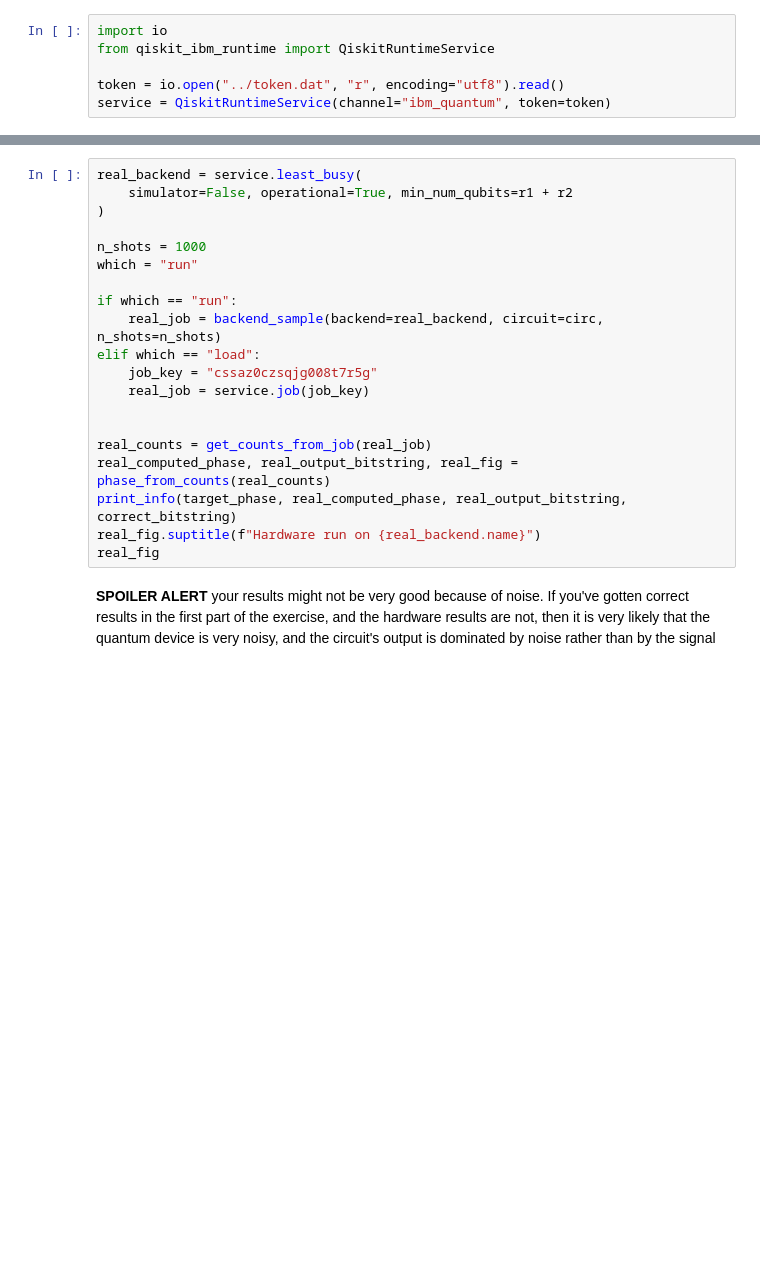
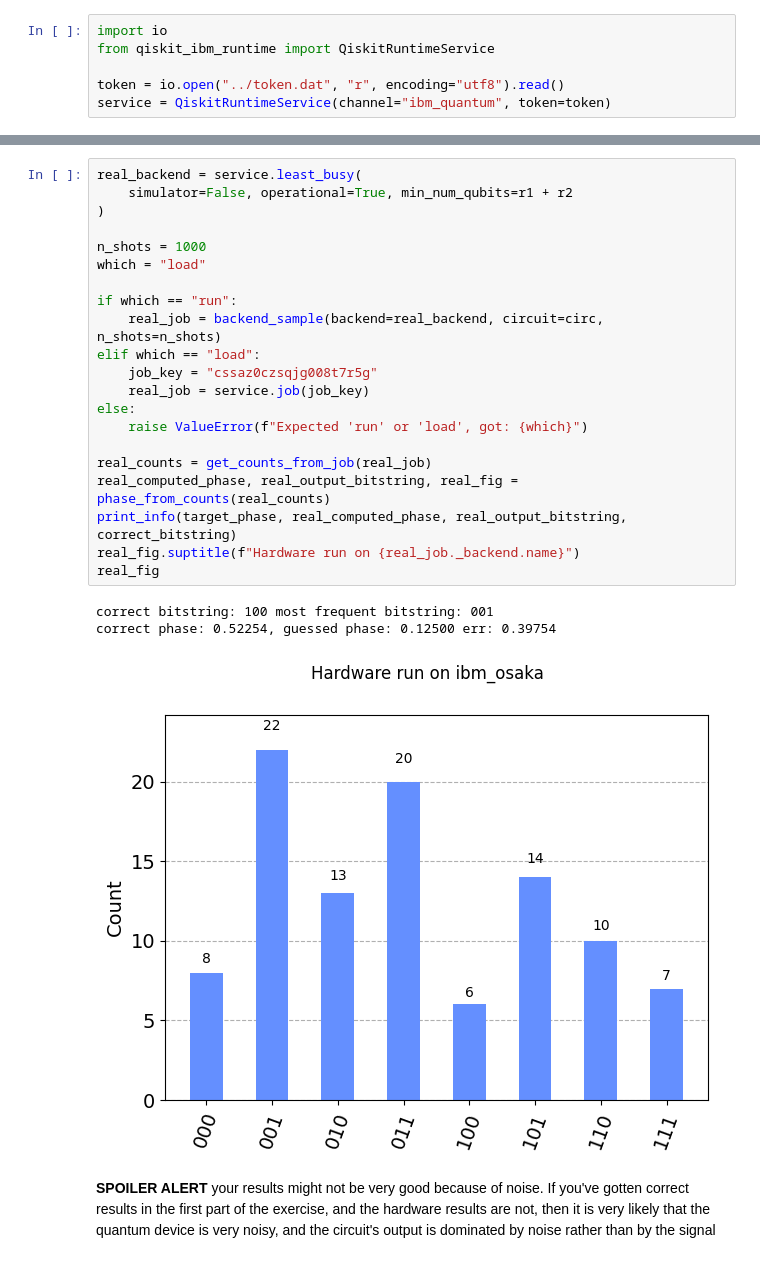
Before and after one commit to lmarti-dev/qiskit-tutorials, a Jupyter notebook: notebooks/solutions/07b_ibm_qpe.ipynb, the cells around one changed output, grey strips where cells are left out. Drawn from its saved outputs; the diff is of its cells as text; blank space fills up the shorter version.

```diff
--- a/notebooks/solutions/07b_ibm_qpe.ipynb
+++ b/notebooks/solutions/07b_ibm_qpe.ipynb
@@ -229,23 +317,28 @@ We connect to a real quantum device backend as in the last notebook. Then we can
 # %%
 real_backend = service.least_busy(
     simulator=False, operational=True, min_num_qubits=r1 + r2
 )
 
 n_shots = 1000
-which = "run"
+which = "load"
 
 if which == "run":
     real_job = backend_sample(backend=real_backend, circuit=circ, n_shots=n_shots)
 elif which == "load":
     job_key = "cssaz0czsqjg008t7r5g"
     real_job = service.job(job_key)
-
+else:
+    raise ValueError(f"Expected 'run' or 'load', got: {which}")
 
 real_counts = get_counts_from_job(real_job)
 real_computed_phase, real_output_bitstring, real_fig = phase_from_counts(real_counts)
 print_info(target_phase, real_computed_phase, real_output_bitstring, correct_bitstring)
-real_fig.suptitle(f"Hardware run on {real_backend.name}")
+real_fig.suptitle(f"Hardware run on {real_job._backend.name}")
 real_fig
+# %% [output]
+correct bitstring: 100 most frequent bitstring: 001
+correct phase: 0.52254, guessed phase: 0.12500 err: 0.39754
+[figure, added]
 # %% [markdown]
 **SPOILER ALERT** your results might not be very good because of noise. If you've gotten correct results in the first part of the exercise, and the hardware results are not, then it is very likely that the quantum device is very noisy, and the circuit's output is dominated by noise rather than by the signal
 # %% [markdown]
```
Also changed, not shown: parts of 18 cells of this notebook, 2 other files.
